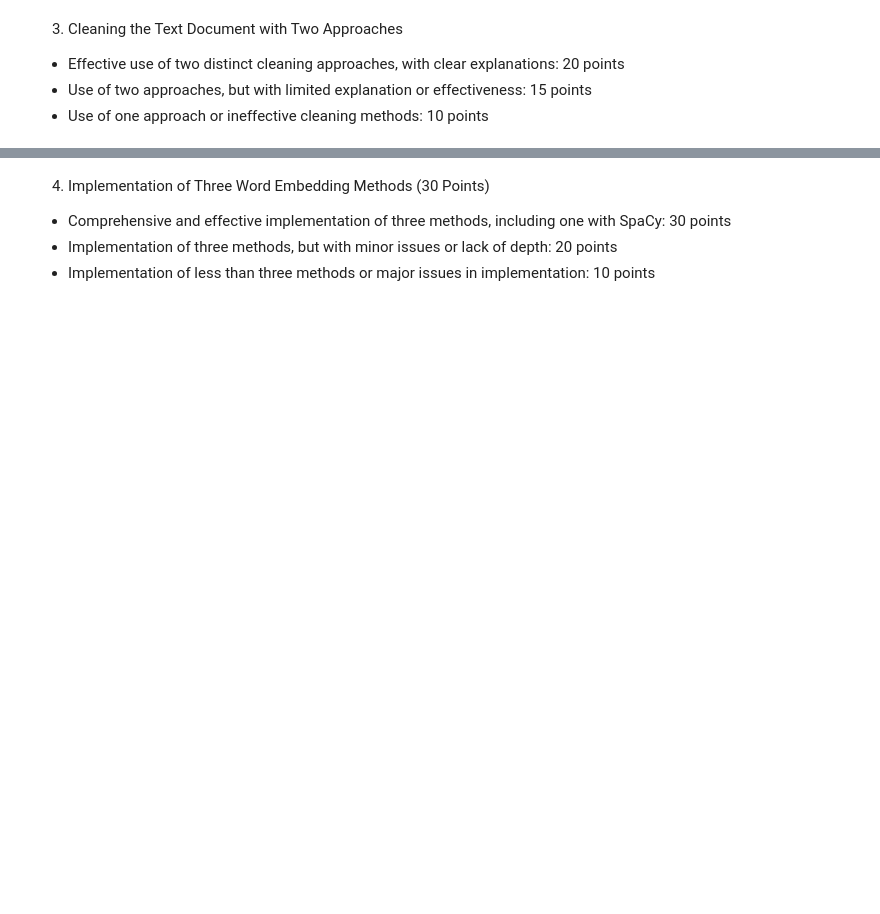
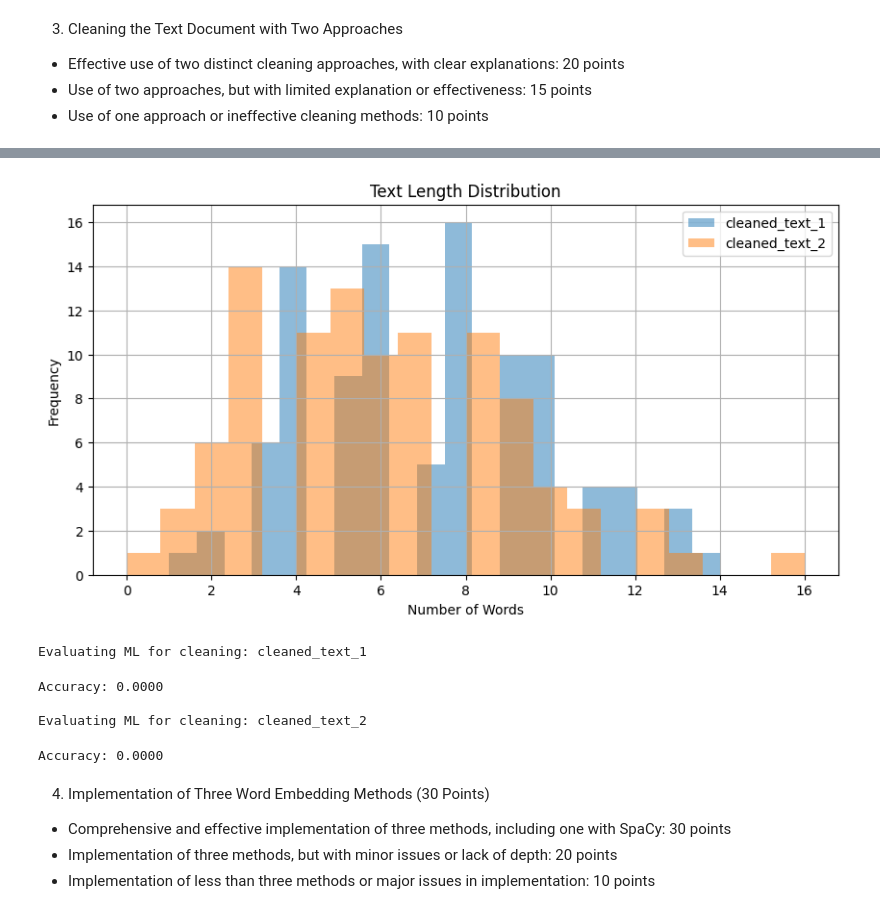
Before and after one commit to luizdataeng/project_nlp_fanshawe, a Jupyter notebook: main.ipynb, the cells around one changed output, grey strips where cells are left out. Saved outputs shown, nothing was run; the diff lists cells and outputs as text; code cells hidden in the pictures; blank space fills up the shorter version.

```diff
--- a/main.ipynb
+++ b/main.ipynb
@@ -449,0 +425,7 @@ print(data[['text', 'alt_cleaned_text']].head())
+# %%
+# Iterate row-by-row
+for idx, row in data.iterrows():
+    print(f"Original: {row['text']}")
+    print(f"Approach 1: {row['cleaned_text_1']}")
+    print(f"Approach 2: {row['cleaned_text_2']}")
+    print('-' * 60)
@@ -449,0 +556,25 @@ print(data[['text', 'alt_cleaned_text']].head())
+# %%
+evaluator = CleaningEvaluationPipeline(
+    data=data,
+    text_columns=['cleaned_text_1', 'cleaned_text_2'],
+    target_column='text'  # only if you want ML evaluation
+)
+
+evaluator.manual_sample(n=10)
+evaluator.token_distribution(top_n=20)
+evaluator.length_distribution()
+
+list_text = []
+
+list_text = data['text'].dropna().tolist()
+
+# If you have embeddings ready:
+# Define simple example embed_function for Bag-of-Words
+from sklearn.feature_extraction.text import CountVectorizer
+
+def embed_function(texts):
+    vec = CountVectorizer()
+    return vec.fit_transform(list_text)
+
+evaluator.ml_evaluation(embed_function)
+# %% [output]
@@ -450,3 +598,9 @@ print(data[['text', 'alt_cleaned_text']].head())
+[figure, added]
+Evaluating ML for cleaning: cleaned_text_1
+Accuracy: 0.0000
+
+Evaluating ML for cleaning: cleaned_text_2
+Accuracy: 0.0000
 # %% [markdown]
 4. Implementation of Three Word Embedding Methods (30 Points)
 - Comprehensive and effective implementation of three methods, including one with SpaCy: 30 points
```
Also changed, not shown: parts of 15 cells of this notebook, 2 other files.
